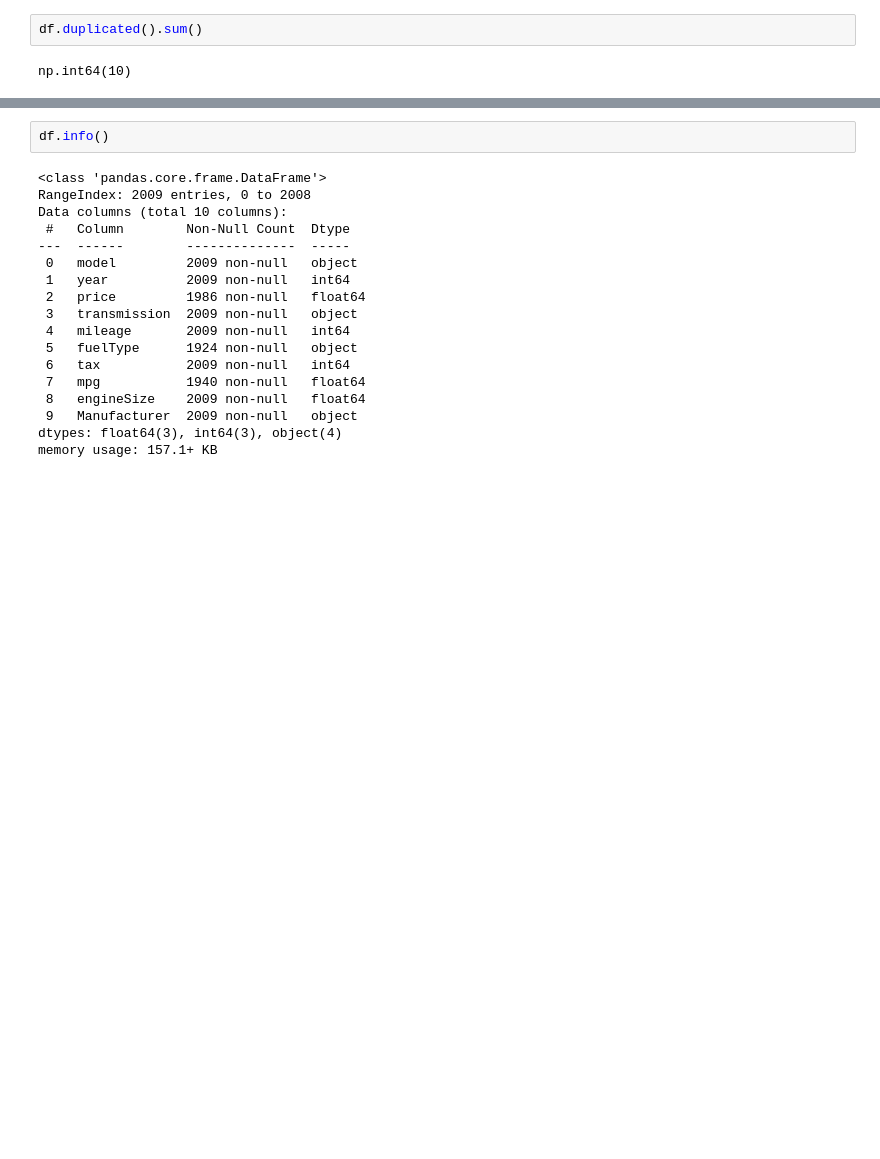
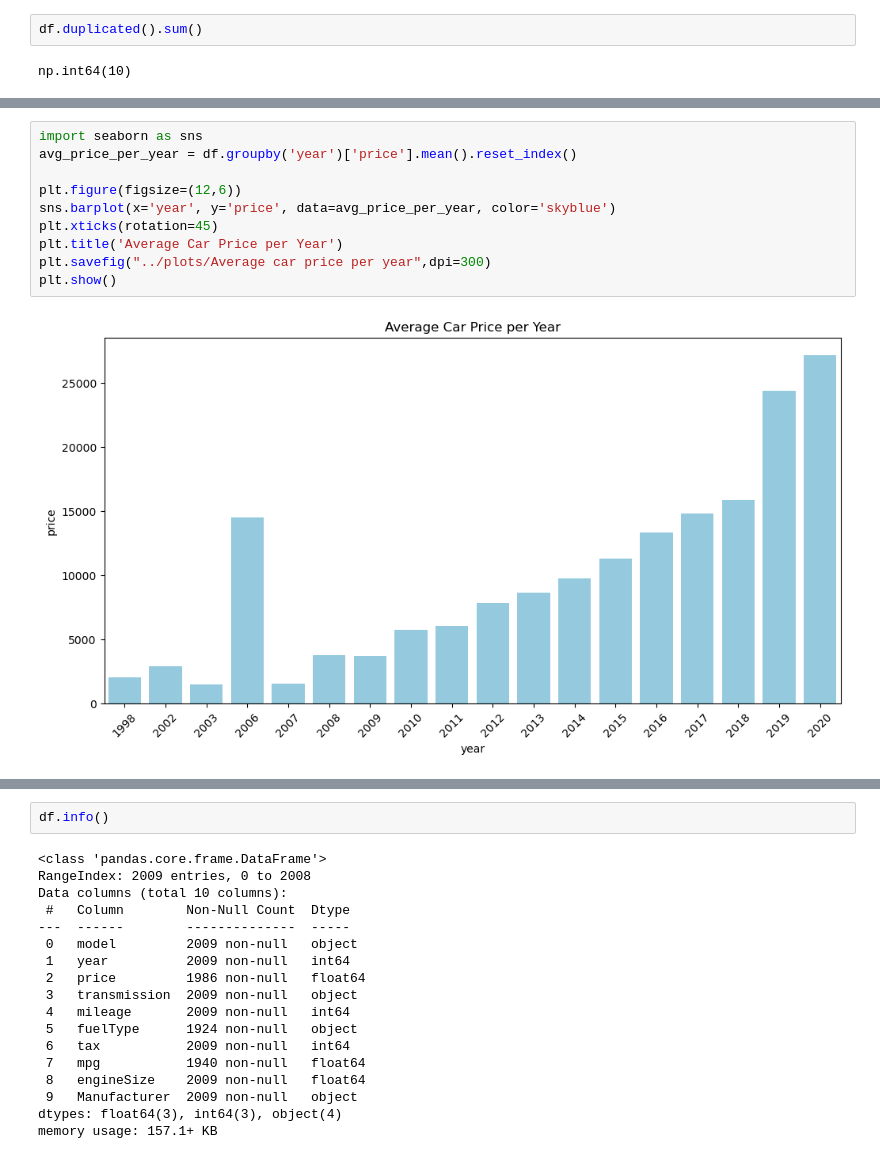
Before and after one commit to devmohass/Car_Price_Prediction, a Jupyter notebook: NoteBook/car_price_prediction.ipynb, the cells around one changed output, grey strips where cells are left out. Drawn from its saved outputs; the diff is of its cells as text; blank space fills up the shorter version.

```diff
--- a/NoteBook/car_price_prediction.ipynb
+++ b/NoteBook/car_price_prediction.ipynb
@@ -79,0 +115,12 @@ np.int64(10)
+# %%
+import seaborn as sns
+avg_price_per_year = df.groupby('year')['price'].mean().reset_index()
+
+plt.figure(figsize=(12,6))
+sns.barplot(x='year', y='price', data=avg_price_per_year, color='skyblue')
+plt.xticks(rotation=45)
+plt.title('Average Car Price per Year')
+plt.savefig("../plots/Average car price per year",dpi=300)
+plt.show()
+# %% [output]
+[figure, added]
```
Also changed, not shown: parts of 8 cells of this notebook, 13 other files.
